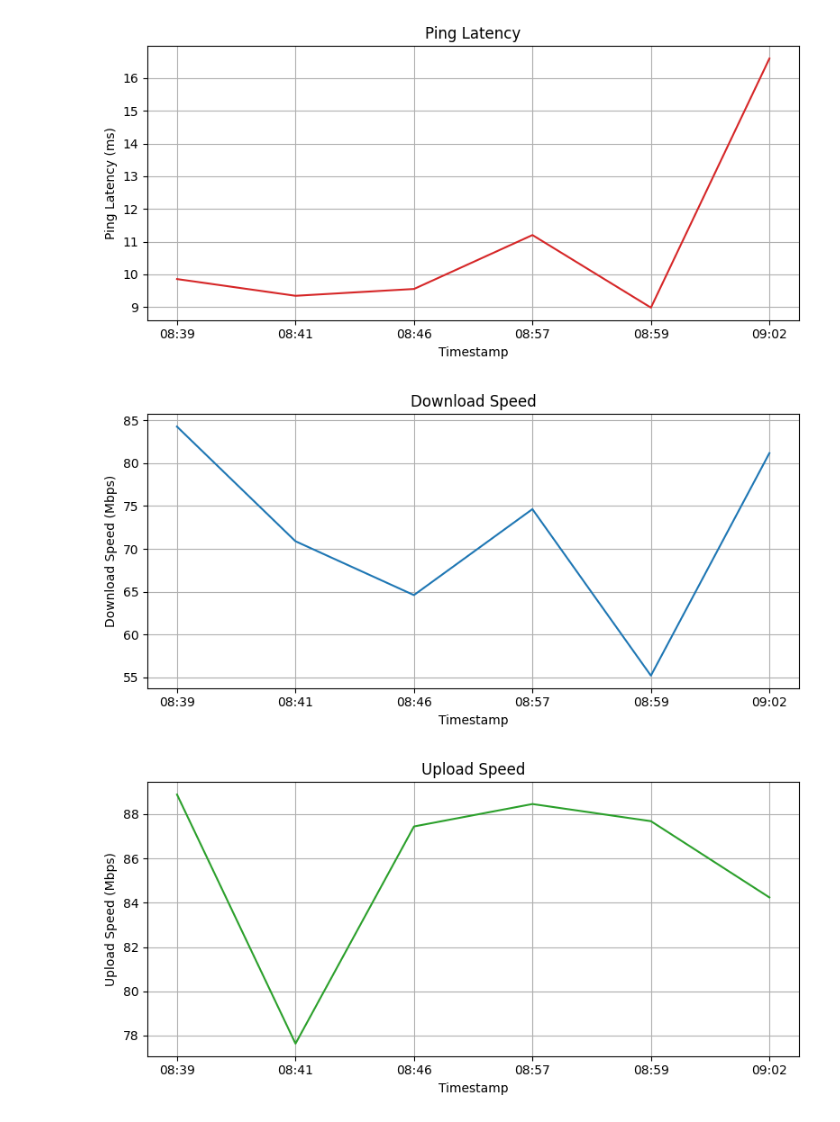
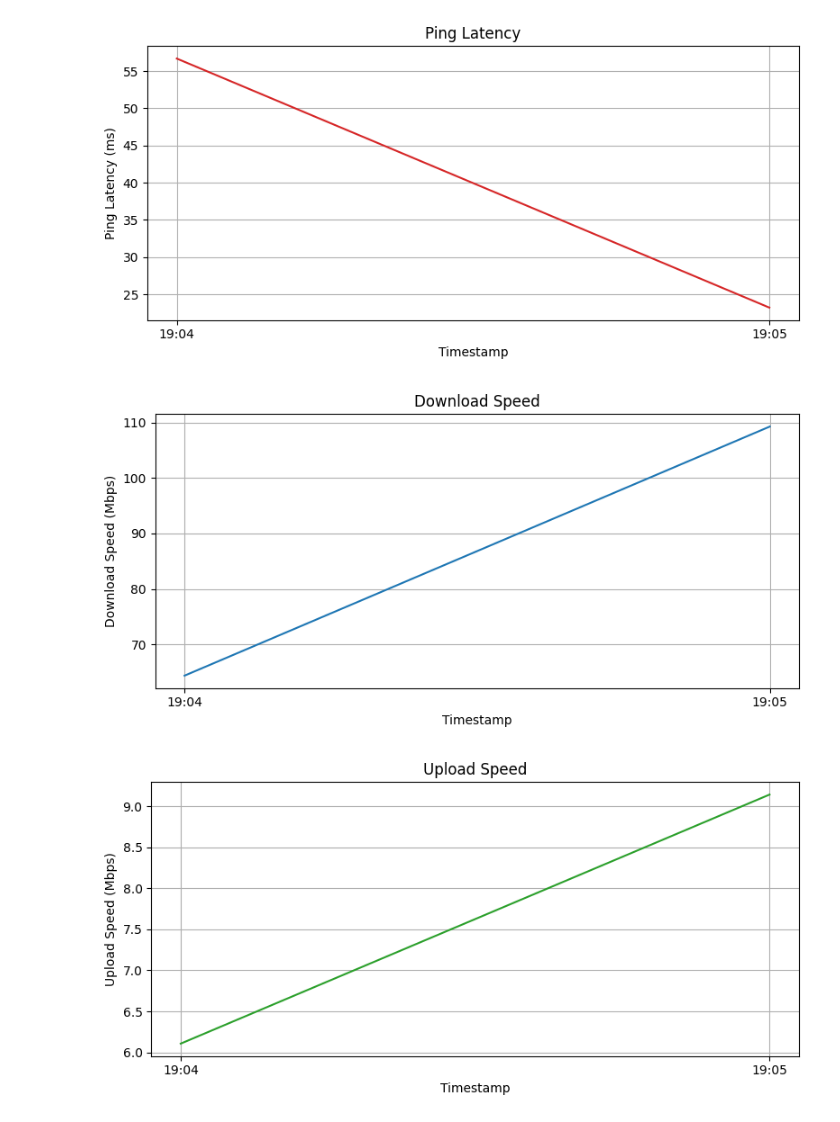
Before and after one commit to aralsea/speedtest, a Jupyter notebook: src/show.ipynb, the cells around one changed output. Saved outputs shown, nothing was run; the diff lists cells and outputs as text; code cells hidden in the pictures.

Commit message:
Fix timezone

```diff
--- a/src/show.ipynb
+++ b/src/show.ipynb
@@ -2,10 +2,14 @@
 import json
 import matplotlib.pyplot as plt
 from datetime import datetime
+from pytz import timezone
 
 # JSONデータを読み込む
-with open('outside-speedtest.json') as f:
+with open('speedtest.json') as f:
     data = json.load(f)
+
+# タイムゾーンを東京に設定
+jst = timezone('Asia/Tokyo')
 
 # タイムスタンプ、ping、download、uploadのデータを抽出
 timestamps = []
@@ -14,7 +18,7 @@ download_speeds = []
 upload_speeds = []
 
 for result in data:
-    timestamp = datetime.fromisoformat(result['timestamp'].replace('Z', '+00:00'))
+    timestamp = datetime.fromisoformat(result['timestamp'].replace('Z', '+00:00')).astimezone(jst)
     timestamps.append(timestamp.strftime('%H:%M'))  # 時刻のみを抽出
     ping_latencies.append(result['ping']['latency'])
     download_speeds.append(result['download']['bandwidth'] / 125000)  # Mbpsに変換
@@ -22,33 +26,33 @@ for result in data:
 # pingのグラフをプロット
 plt.figure(figsize=(8, 4))
 plt.plot(timestamps, ping_latencies, color='tab:red')
 plt.xlabel('Timestamp')
 plt.ylabel('Ping Latency (ms)')
 plt.title('Ping Latency')
 plt.grid(True)
 plt.tight_layout()
 plt.show()
 
 # download速度のグラフをプロット
 plt.figure(figsize=(8, 4))
 plt.plot(timestamps, download_speeds, color='tab:blue')
 plt.xlabel('Timestamp')
 plt.ylabel('Download Speed (Mbps)')
 plt.title('Download Speed')
 plt.grid(True)
 plt.tight_layout()
 plt.show()
 
 # upload速度のグラフをプロット
 plt.figure(figsize=(8, 4))
 plt.plot(timestamps, upload_speeds, color='tab:green')
 plt.xlabel('Timestamp')
 plt.ylabel('Upload Speed (Mbps)')
 plt.title('Upload Speed')
 plt.grid(True)
 plt.tight_layout()
 plt.show()
 # %% [output]
-[figure, old version]
+[figure, new version]
-[figure, old version]
+[figure, new version]
-[figure, old version]
+[figure, new version]
```
